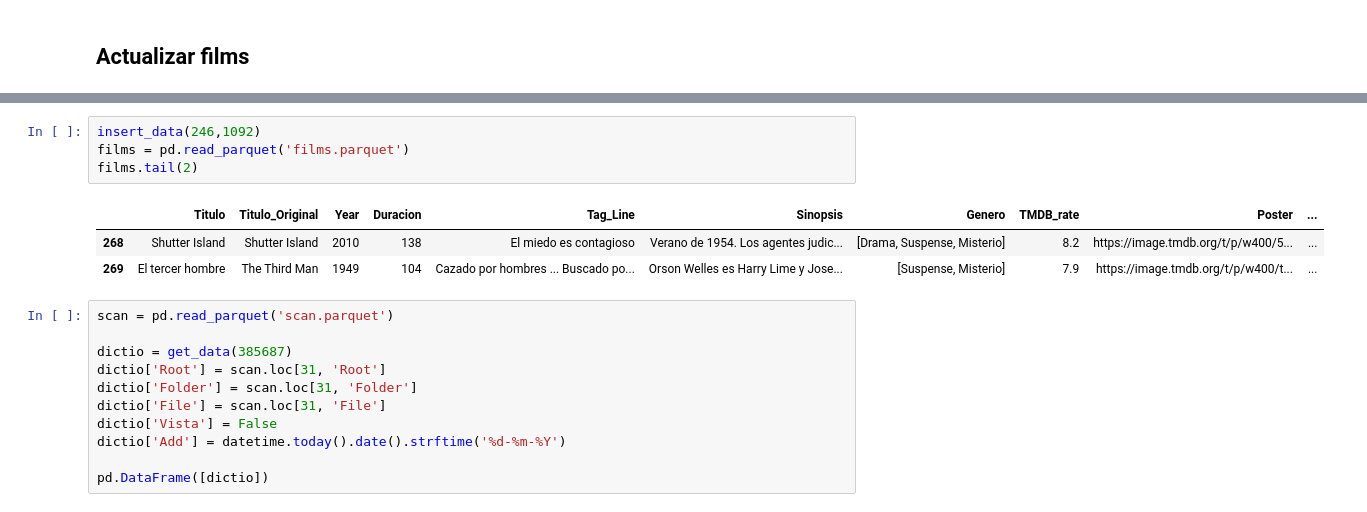
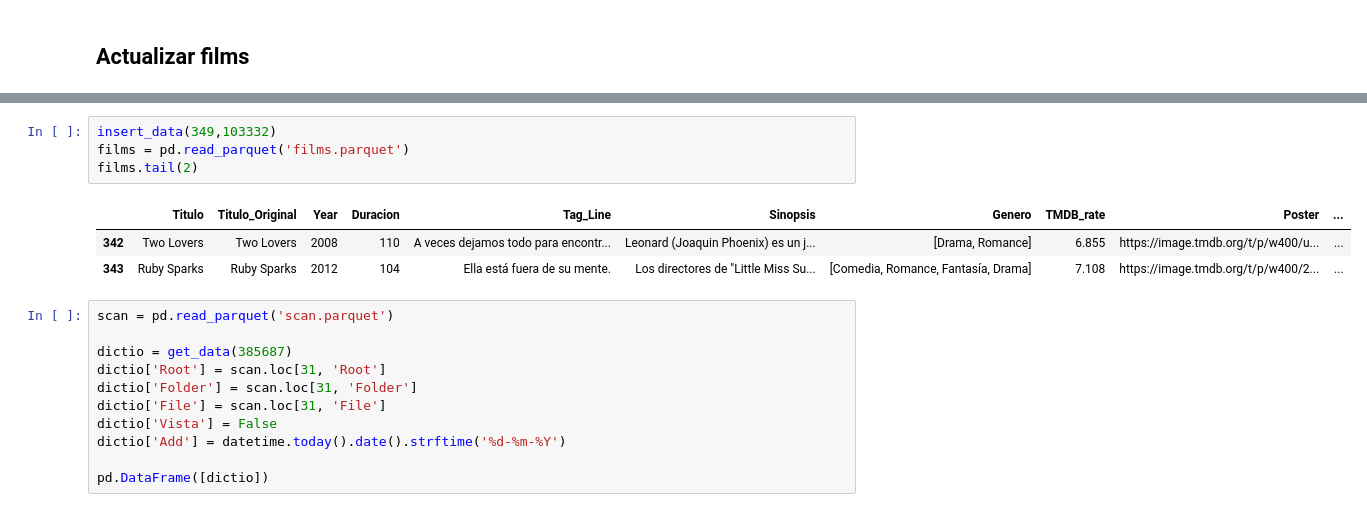
Before and after one commit to gusavato/streamberry, a Jupyter notebook: visor_control.ipynb, the cells around one changed output, grey strips where cells are left out. Saved outputs shown, nothing was run; the diff lists cells and outputs as text.

```diff
--- a/visor_control.ipynb
+++ b/visor_control.ipynb
@@ -96,11 +127,11 @@ KeyError: 'Id'
 # %%
-insert_data(246,1092)
+insert_data(349,103332)
 films = pd.read_parquet('films.parquet')
 films.tail(2)
 # %% [output]
 |  | Titulo | Titulo_Original | Year | Duracion | Tag_Line | Sinopsis | Genero | TMDB_rate | Poster | ... |
-| 268 | Shutter Island | Shutter Island | 2010 | 138 | El miedo es contagioso | Verano de 1954. Los agentes judic... | [Drama, Suspense, Misterio] | 8.2 | https://image.tmdb.org/t/p/w400/5... | ... |
-| 269 | El tercer hombre | The Third Man | 1949 | 104 | Cazado por hombres ... Buscado po... | Orson Welles es Harry Lime y Jose... | [Suspense, Misterio] | 7.9 | https://image.tmdb.org/t/p/w400/t... | ... |
+| 342 | Two Lovers | Two Lovers | 2008 | 110 | A veces dejamos todo para encontr... | Leonard (Joaquin Phoenix) es un j... | [Drama, Romance] | 6.855 | https://image.tmdb.org/t/p/w400/u... | ... |
+| 343 | Ruby Sparks | Ruby Sparks | 2012 | 104 | Ella está fuera de su mente. | Los directores de "Little Miss Su... | [Comedia, Romance, Fantasía, Drama] | 7.108 | https://image.tmdb.org/t/p/w400/2... | ... |
 # %%
 scan = pd.read_parquet('scan.parquet')
 
```
Also changed, not shown: parts of 10 cells of this notebook, 3 other files.
